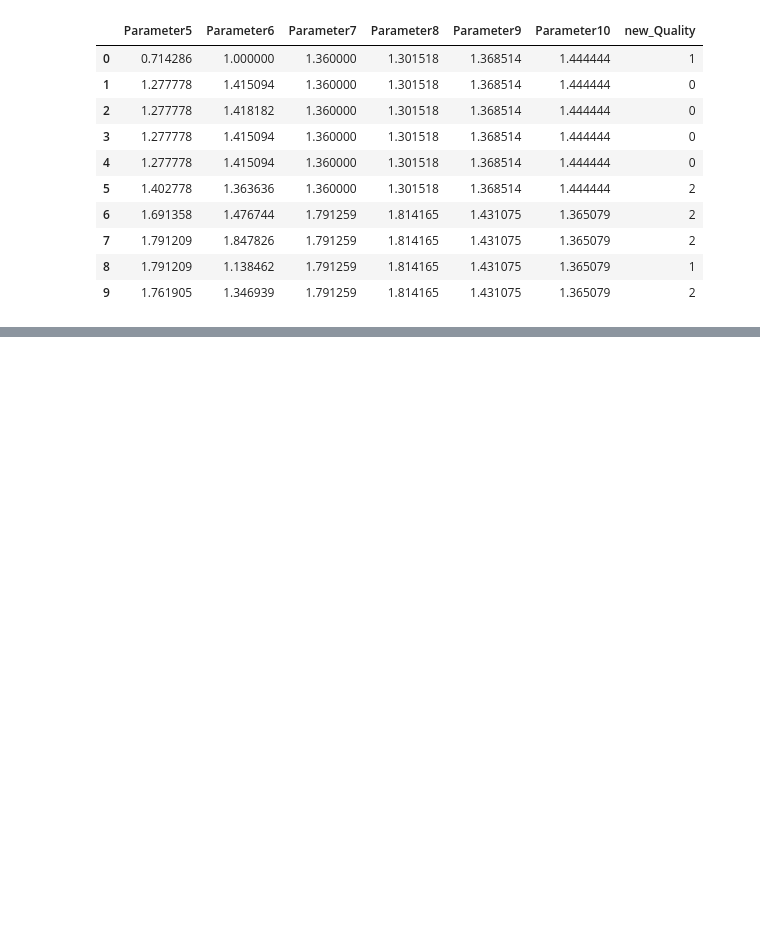
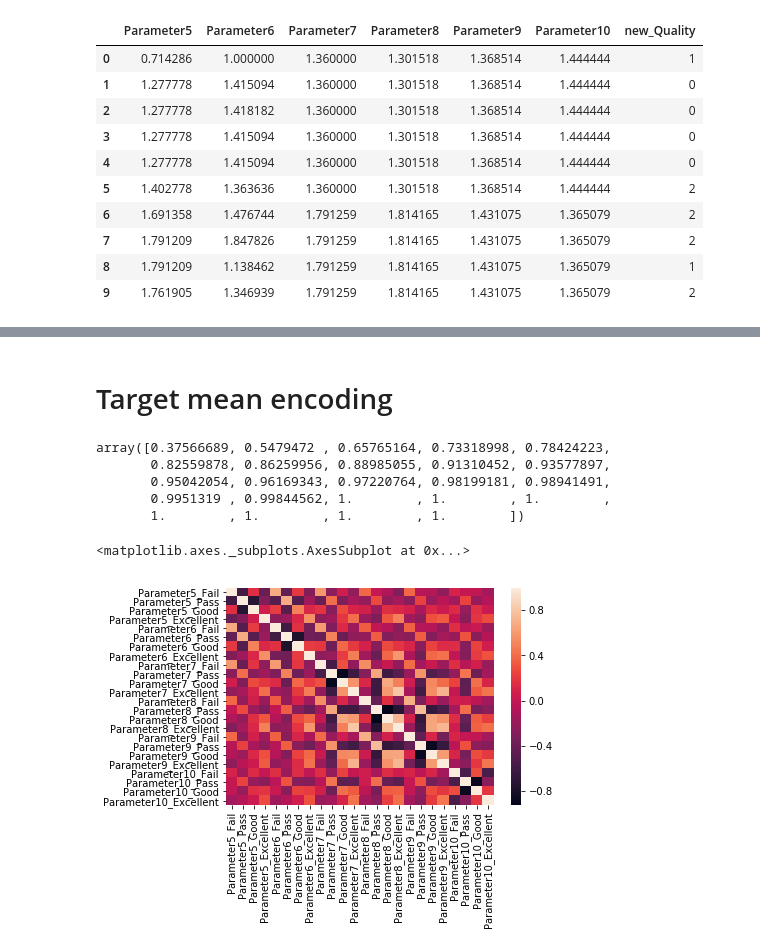
Before and after one commit to ZeratuuLL/Kaggle, a Jupyter notebook: CCF Production Quality Prediction/Categories.ipynb, the cells around one changed output, grey strips where cells are left out. Saved outputs shown, nothing was run; the diff lists cells and outputs as text; code cells hidden in the pictures; blank space fills up the shorter version.

```diff
--- a/CCF Production Quality Prediction/Categories.ipynb
+++ b/CCF Production Quality Prediction/Categories.ipynb
@@ -207,9 +137,0 @@ array([ 0.50082029, -1.14111656])
-# %%
-clf = CatBoostClassifier(iterations=2500, depth=8, learning_rate=0.005, verbose=100, loss_function='MultiClass', random_state=666)
-clf.fit(training[features], training['new_Quality'])
-probs = clf.predict_proba(testing[features])
-testing['prob_Fail'] = 0
-testing['prob_Pass'] = 0
-testing['prob_Good'] = 0
-testing['prob_Excellent'] = 0
-testing.loc[:,['prob_Fail','prob_Pass','prob_Good','prob_Excellent']] = probs
@@ -237,0 +172,21 @@ prediction.to_csv('category.csv',index=False)
+# %% [markdown]
+# Target mean encoding
+# %%
+train_all, test_all, new_features = get_all_encoding(training, testing, features)
+pca.fit(pd.concat([train_all[new_features], test_all[new_features]]))
+np.cumsum(pca.explained_variance_ratio_)
+#9 -> 91%, 11 -> 95%, 15 -> 98.9%
+# %% [output]
+array([0.37566689, 0.5479472 , 0.65765164, 0.73318998, 0.78424223,
+       0.82559878, 0.86259956, 0.88985055, 0.91310452, 0.93577897,
+       0.95042054, 0.96169343, 0.97220764, 0.98199181, 0.98941491,
+       0.9951319 , 0.99844562, 1.        , 1.        , 1.        ,
+       1.        , 1.        , 1.        , 1.        ])
+# %%
+corr = train_all[new_features].corr()
+sns.heatmap(corr,
+            xticklabels=corr.columns,
+            yticklabels=corr.columns)
+# %% [output]
+<matplotlib.axes._subplots.AxesSubplot at 0x...>
+[figure, added]
```
Also changed, not shown: parts of 40 cells of this notebook, 3 other files.
